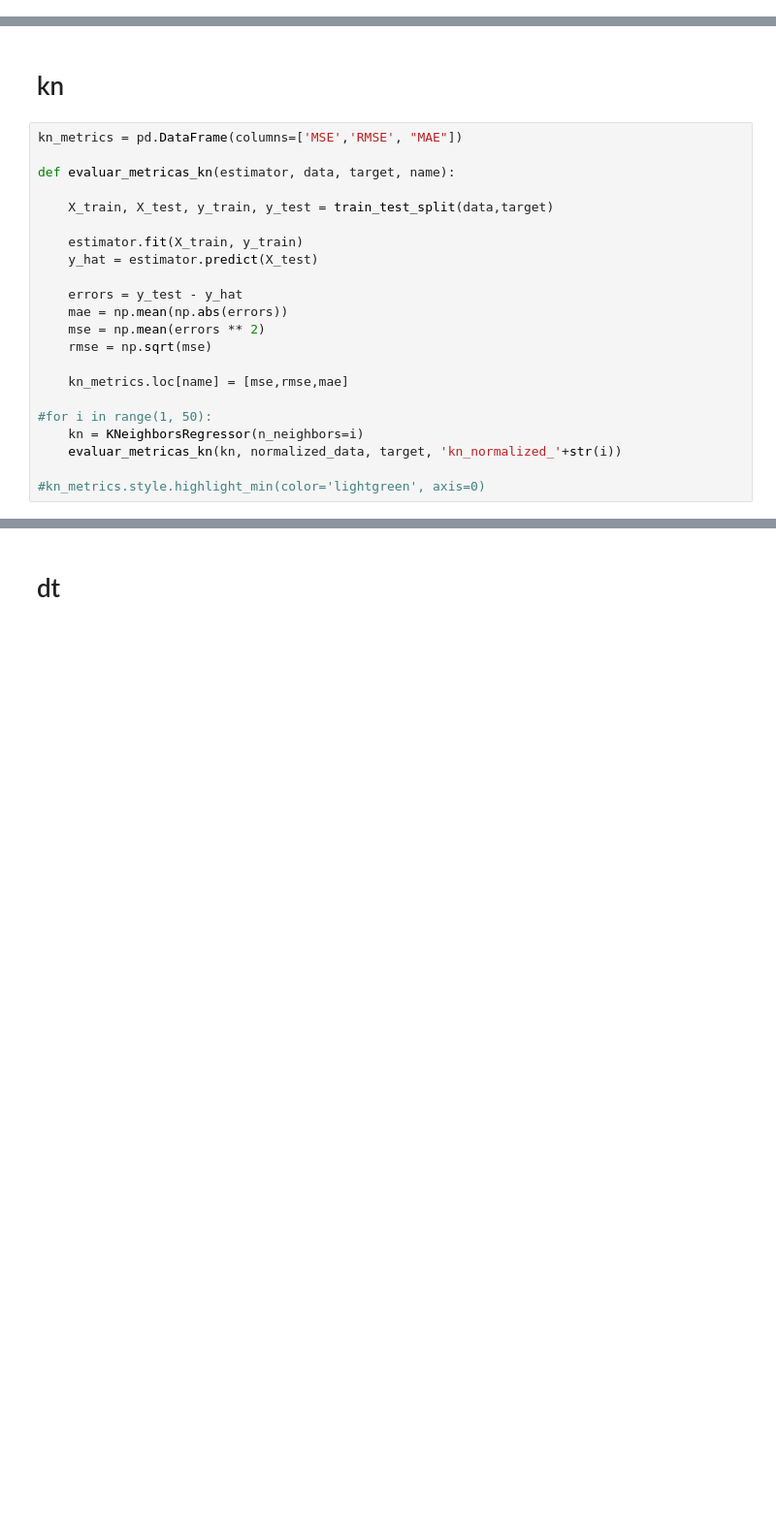
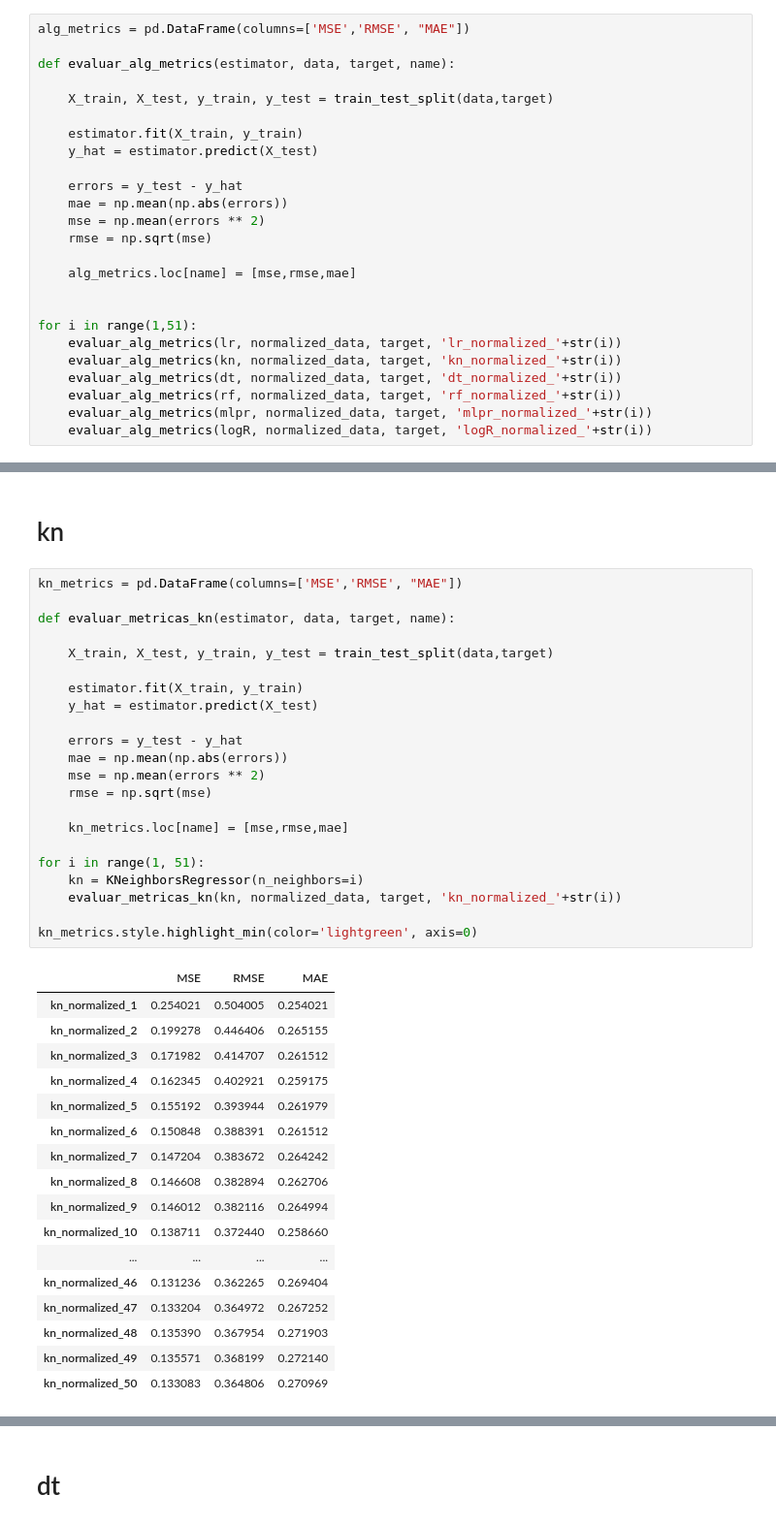
Before and after one commit to robertomanzanolopez/nba_statistics_prediction, a Jupyter notebook: clean_dataframe_2.ipynb, the cells around one changed output, grey strips where cells are left out. Shown: that part at 97% size. Cells and saved outputs as stored; diff of their text form; blank space fills up the shorter version.

```diff
--- a/clean_dataframe_2.ipynb
+++ b/clean_dataframe_2.ipynb
@@ -108,0 +151,25 @@ metrics_results.style.highlight_min(color='lightgreen', axis=0)
+# %%
+alg_metrics = pd.DataFrame(columns=['MSE','RMSE', "MAE"])
+
+def evaluar_alg_metrics(estimator, data, target, name):
+
+    X_train, X_test, y_train, y_test = train_test_split(data,target)
+
+    estimator.fit(X_train, y_train)
+    y_hat = estimator.predict(X_test)
+
+    errors = y_test - y_hat
+    mae = np.mean(np.abs(errors))
+    mse = np.mean(errors ** 2)
+    rmse = np.sqrt(mse)
+
+    alg_metrics.loc[name] = [mse,rmse,mae]
+
+
+for i in range(1,51):
+    evaluar_alg_metrics(lr, normalized_data, target, 'lr_normalized_'+str(i))
+    evaluar_alg_metrics(kn, normalized_data, target, 'kn_normalized_'+str(i))
+    evaluar_alg_metrics(dt, normalized_data, target, 'dt_normalized_'+str(i))
+    evaluar_alg_metrics(rf, normalized_data, target, 'rf_normalized_'+str(i))
+    evaluar_alg_metrics(mlpr, normalized_data, target, 'mlpr_normalized_'+str(i))
+    evaluar_alg_metrics(logR, normalized_data, target, 'logR_normalized_'+str(i))
@@ -119,24 +215,42 @@ metrics_results.style.highlight_min(color='lightgreen', axis=0)
 # %%
 kn_metrics = pd.DataFrame(columns=['MSE','RMSE', "MAE"])
 
 def evaluar_metricas_kn(estimator, data, target, name):
 
     X_train, X_test, y_train, y_test = train_test_split(data,target)
 
     estimator.fit(X_train, y_train)
     y_hat = estimator.predict(X_test)
 
     errors = y_test - y_hat
     mae = np.mean(np.abs(errors))
     mse = np.mean(errors ** 2)
     rmse = np.sqrt(mse)
 
     kn_metrics.loc[name] = [mse,rmse,mae]
 
-#for i in range(1, 50):
+for i in range(1, 51):
     kn = KNeighborsRegressor(n_neighbors=i)
     evaluar_metricas_kn(kn, normalized_data, target, 'kn_normalized_'+str(i))
 
-#kn_metrics.style.highlight_min(color='lightgreen', axis=0)
+kn_metrics.style.highlight_min(color='lightgreen', axis=0)
+# %% [output]
+|  | MSE | RMSE | MAE |
+| kn_normalized_1 | 0.254021 | 0.504005 | 0.254021 |
+| kn_normalized_2 | 0.199278 | 0.446406 | 0.265155 |
+| kn_normalized_3 | 0.171982 | 0.414707 | 0.261512 |
+| kn_normalized_4 | 0.162345 | 0.402921 | 0.259175 |
+| kn_normalized_5 | 0.155192 | 0.393944 | 0.261979 |
+| kn_normalized_6 | 0.150848 | 0.388391 | 0.261512 |
+| kn_normalized_7 | 0.147204 | 0.383672 | 0.264242 |
+| kn_normalized_8 | 0.146608 | 0.382894 | 0.262706 |
+| kn_normalized_9 | 0.146012 | 0.382116 | 0.264994 |
+| kn_normalized_10 | 0.138711 | 0.372440 | 0.258660 |
+| ... | ... | ... | ... |
+| kn_normalized_46 | 0.131236 | 0.362265 | 0.269404 |
+| kn_normalized_47 | 0.133204 | 0.364972 | 0.267252 |
+| kn_normalized_48 | 0.135390 | 0.367954 | 0.271903 |
+| kn_normalized_49 | 0.135571 | 0.368199 | 0.272140 |
+| kn_normalized_50 | 0.133083 | 0.364806 | 0.270969 |
 # %% [markdown]
 ### Conclusión kn:
```
Also changed, not shown: parts of 30 cells of this notebook.
